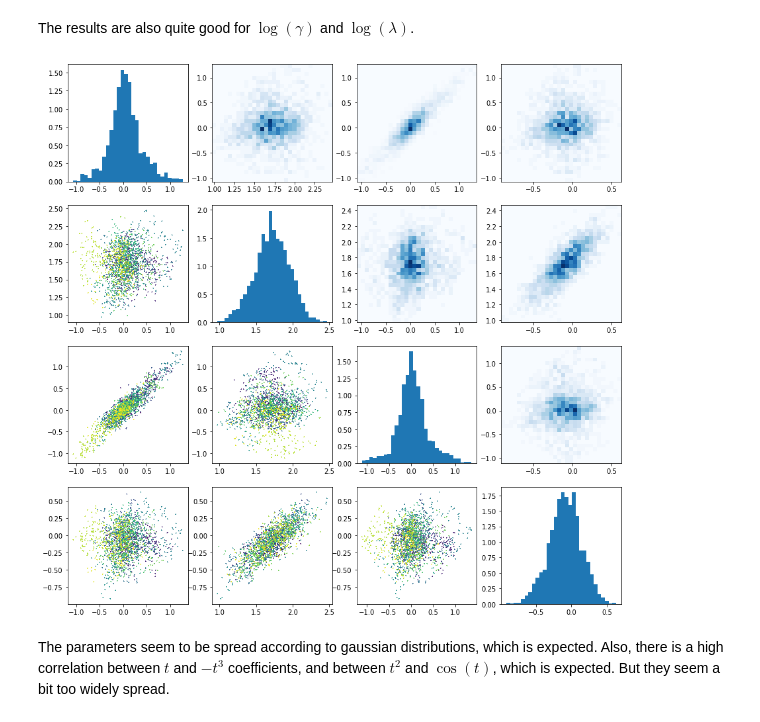
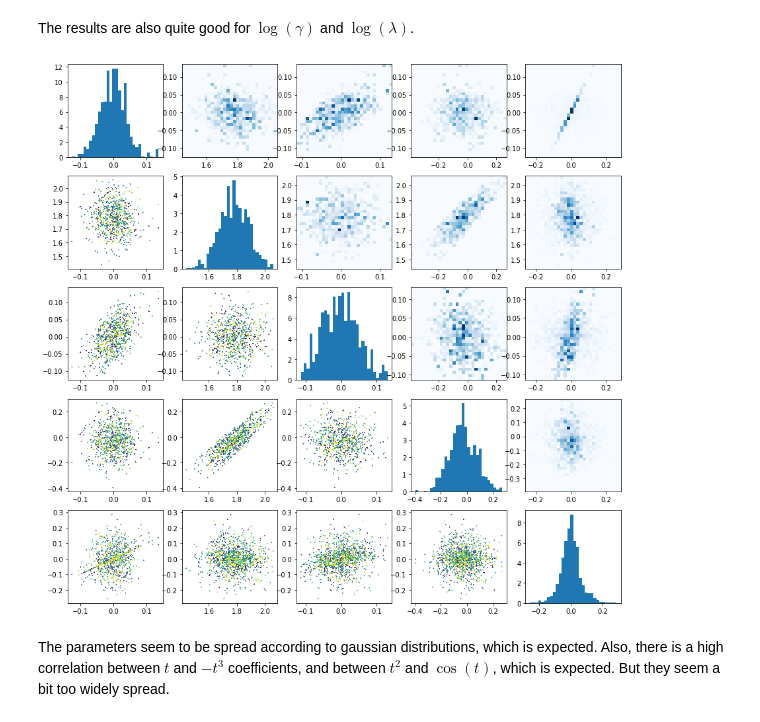
Before and after one commit to PierreTsr/FluxPartitioning, a Jupyter notebook: src/testing.ipynb, the cells around one changed output. Cells and saved outputs as stored; diff of their text form; code cells hidden in the pictures.

```diff
--- a/src/testing.ipynb
+++ b/src/testing.ipynb
@@ -33,7 +33,7 @@ We create a trivial training set, with a regular grid $t$ sampled on $[-\pi, \pi
 Thus we expect our model to only use the 2nd coordinate of $x$ for its prediction. When accounted for the normalization layer, the final parameters should be $(0,1.85,0,0)$.
 # %%
 # creating fake data
-batch_size=100
+batch_size=1000
 t = np.linspace(-3.14, 3.14, batch_size, dtype=np.float32)
 x = np.stack([
     t ** 2,
@@ -76,9 +77,9 @@ We now use the new `HMC` super-model to train our model, and predict uncertainti
 burn_in = 2000
 n_iter = 2000
 
-def sample():
+def sample(model):
     # Create HMC super-model
-    hmc = HMC(model, L=15, epsilon_min=7e-3, epsilon_max=7e-3 , batch_size=batch_size)
+    hmc = HMC(model, L=15, epsilon_min=7e-3, epsilon_max=7e-3 , batch_size=batch_size, n_obs=batch_size)
 
     # Initialize bookkeeping
     parameters = []  # bookkeeping the parameters
@@ -112,5 +113,5 @@ def sample():
     print(f"Sampling done: {n_iter} steps with accepting rate {np.mean(acceptance)}")
     return hmc, parameters, log_gamma, log_lambda, log_likelihood, hamiltonians, acceptance
 # %%
-hmc, parameters, log_gamma, log_lambda, log_likelihood, hamiltonians, acceptance = sample()
+hmc, parameters, log_gamma, log_lambda, log_likelihood, hamiltonians, acceptance = sample(model)
 # %% [output]
@@ -164,7 +165,7 @@ This result shows some uncertainty despite the simplicity of the model. However,
 # %%
 # plot auto-correlation
 
-fig, axs = plt.subplots(2,2, figsize=(12,8))
+fig, axs = plt.subplots(2,3, figsize=(12,8))
 axs = axs.flatten()
 max_lag = 1000
 for i in range(parameters.shape[1]):
@@ -209,16 +210,16 @@ plt.show()
 The results are also quite good for $\log(\gamma)$ and $\log(\lambda)$.
 # %%
 # plot parameters spread
-fig, axs = plt.subplots(4, 4, figsize=(15, 15))
-for i in range(4):
+fig, axs = plt.subplots(5, 5, figsize=(15, 15))
+for i in range(5):
     axs[i, i].hist(parameters[:, i], bins=30, density=True)
     for j in range(i):
         axs[i, j].scatter(parameters[:, j], parameters[:, i], s=1, marker="+", c=np.arange(parameters.shape[0]))
-    for j in range(i + 1, 4):
+    for j in range(i + 1, 5):
         axs[i, j].hist2d(parameters[:, j], parameters[:, i], bins=30, cmap="Blues")
 plt.show()
 # %% [output]
-[figure, old version]
+[figure, new version]
 # %% [markdown]
 The parameters seem to be spread according to gaussian distributions, which is expected. Also, there is a high correlation between $t$ and $-t^3$ coefficients, and between $t^2$ and $\cos(t)$, which is expected. But they seem a bit too widely spread.
 # %%
```
Also changed, not shown: parts of 11 cells of this notebook.
